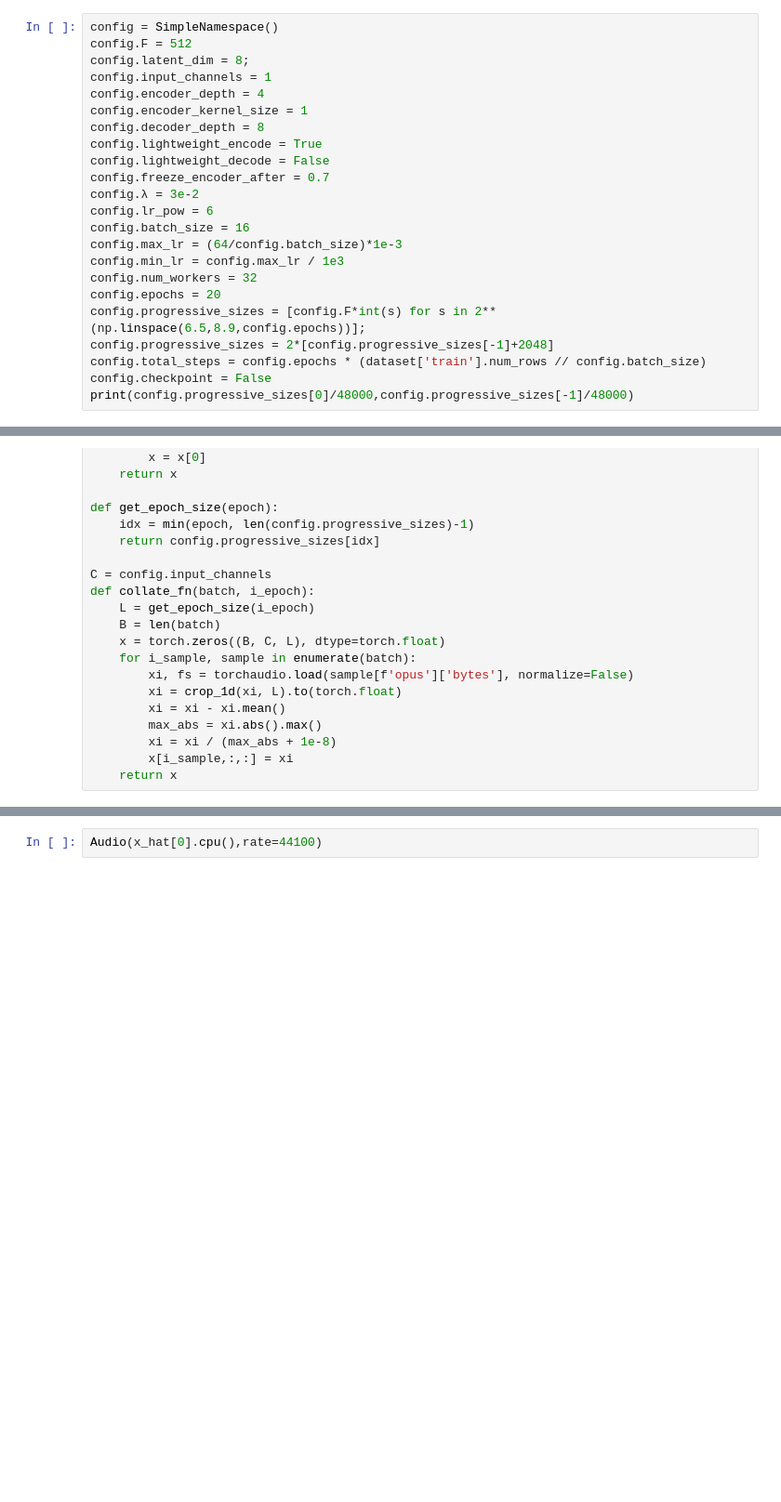
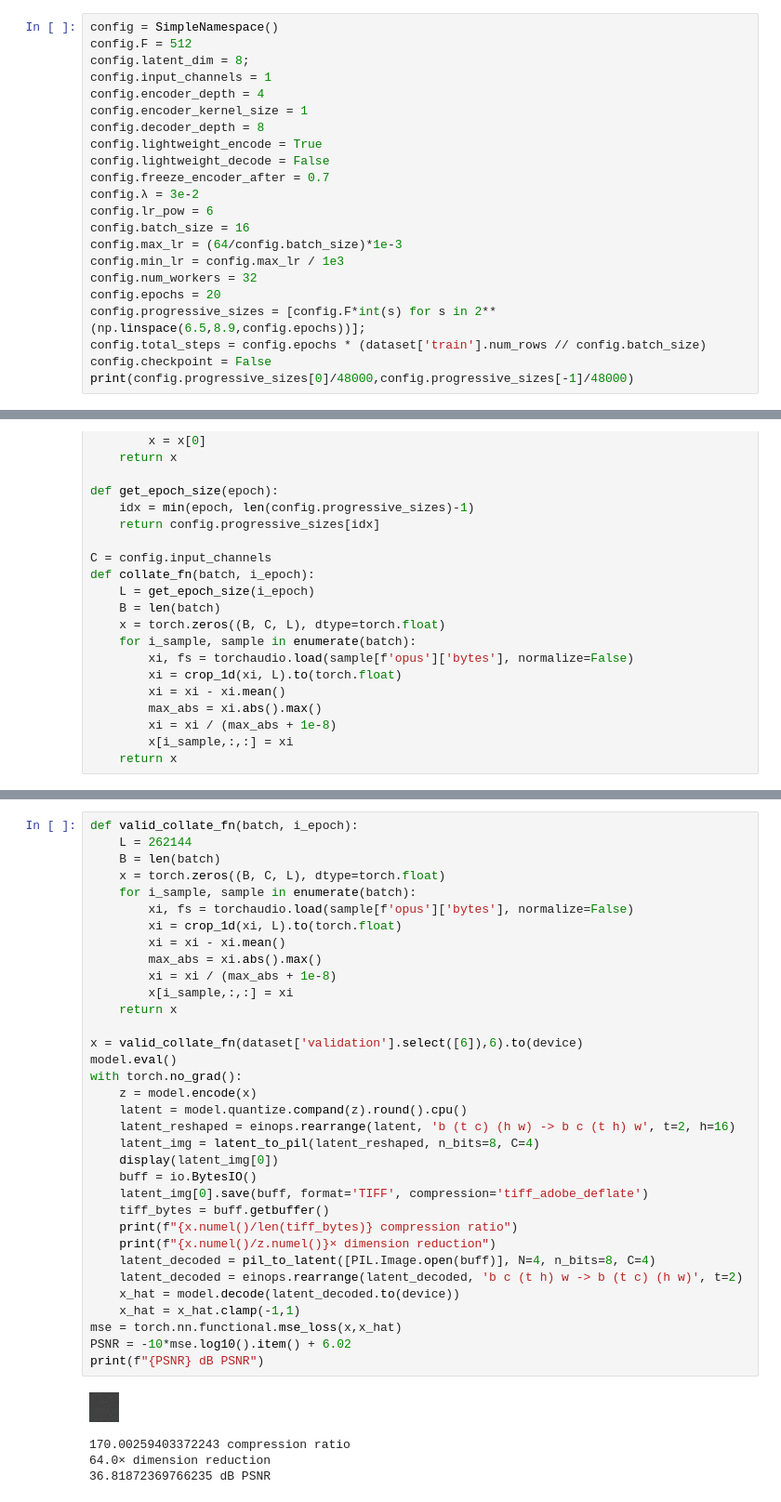
Before and after one commit to danjacobellis/autocodec, a Jupyter notebook: train/commonvoice_f512c8.ipynb, the cells around one changed output, grey strips where cells are left out. Shown at 93% size. Drawn from its saved outputs; the diff is of its cells as text; blank space fills up the shorter version.

```diff
--- a/train/commonvoice_f512c8.ipynb
+++ b/train/commonvoice_f512c8.ipynb
@@ -40,7 +40,6 @@ config.min_lr = config.max_lr / 1e3
 config.num_workers = 32
 config.epochs = 20
 config.progressive_sizes = [config.F*int(s) for s in 2**(np.linspace(6.5,8.9,config.epochs))];
-config.progressive_sizes = 2*[config.progressive_sizes[-1]+2048]
 config.total_steps = config.epochs * (dataset['train'].num_rows // config.batch_size)
 config.checkpoint = False
 print(config.progressive_sizes[0]/48000,config.progressive_sizes[-1]/48000)
@@ -213,2 +181,39 @@ print(f"{PSNR} dB PSNR")
-# %%
-Audio(x_hat[0].cpu(),rate=44100)
+# %%
+def valid_collate_fn(batch, i_epoch):
+    L = 262144
+    B = len(batch)
+    x = torch.zeros((B, C, L), dtype=torch.float)
+    for i_sample, sample in enumerate(batch):
+        xi, fs = torchaudio.load(sample[f'opus']['bytes'], normalize=False)
+        xi = crop_1d(xi, L).to(torch.float)
+        xi = xi - xi.mean()
+        max_abs = xi.abs().max()
+        xi = xi / (max_abs + 1e-8)
+        x[i_sample,:,:] = xi
+    return x
+
+x = valid_collate_fn(dataset['validation'].select([6]),6).to(device)
+model.eval()
+with torch.no_grad():
+    z = model.encode(x)
+    latent = model.quantize.compand(z).round().cpu()
+    latent_reshaped = einops.rearrange(latent, 'b (t c) (h w) -> b c (t h) w', t=2, h=16)
+    latent_img = latent_to_pil(latent_reshaped, n_bits=8, C=4)
+    display(latent_img[0])
+    buff = io.BytesIO()
+    latent_img[0].save(buff, format='TIFF', compression='tiff_adobe_deflate')
+    tiff_bytes = buff.getbuffer()
+    print(f"{x.numel()/len(tiff_bytes)} compression ratio")
+    print(f"{x.numel()/z.numel()}× dimension reduction")
+    latent_decoded = pil_to_latent([PIL.Image.open(buff)], N=4, n_bits=8, C=4)
+    latent_decoded = einops.rearrange(latent_decoded, 'b c (t h) w -> b (t c) (h w)', t=2)
+    x_hat = model.decode(latent_decoded.to(device))
+    x_hat = x_hat.clamp(-1,1)
+mse = torch.nn.functional.mse_loss(x,x_hat)
+PSNR = -10*mse.log10().item() + 6.02
+print(f"{PSNR} dB PSNR")
+# %% [output]
+[figure, added]
+170.00259403372243 compression ratio
+64.0× dimension reduction
+36.81872369766235 dB PSNR
```
Also changed, not shown: parts of 8 cells of this notebook.
